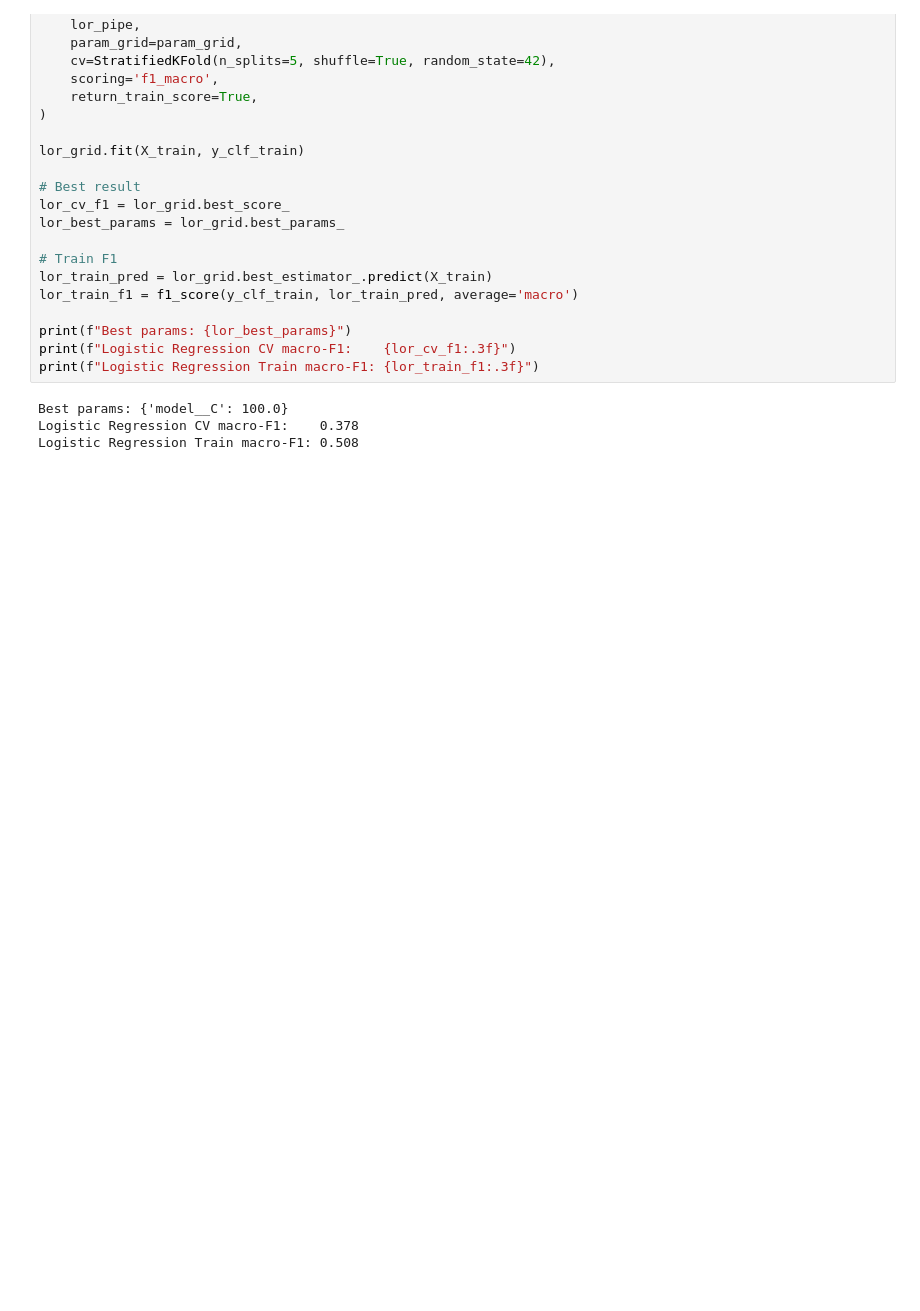
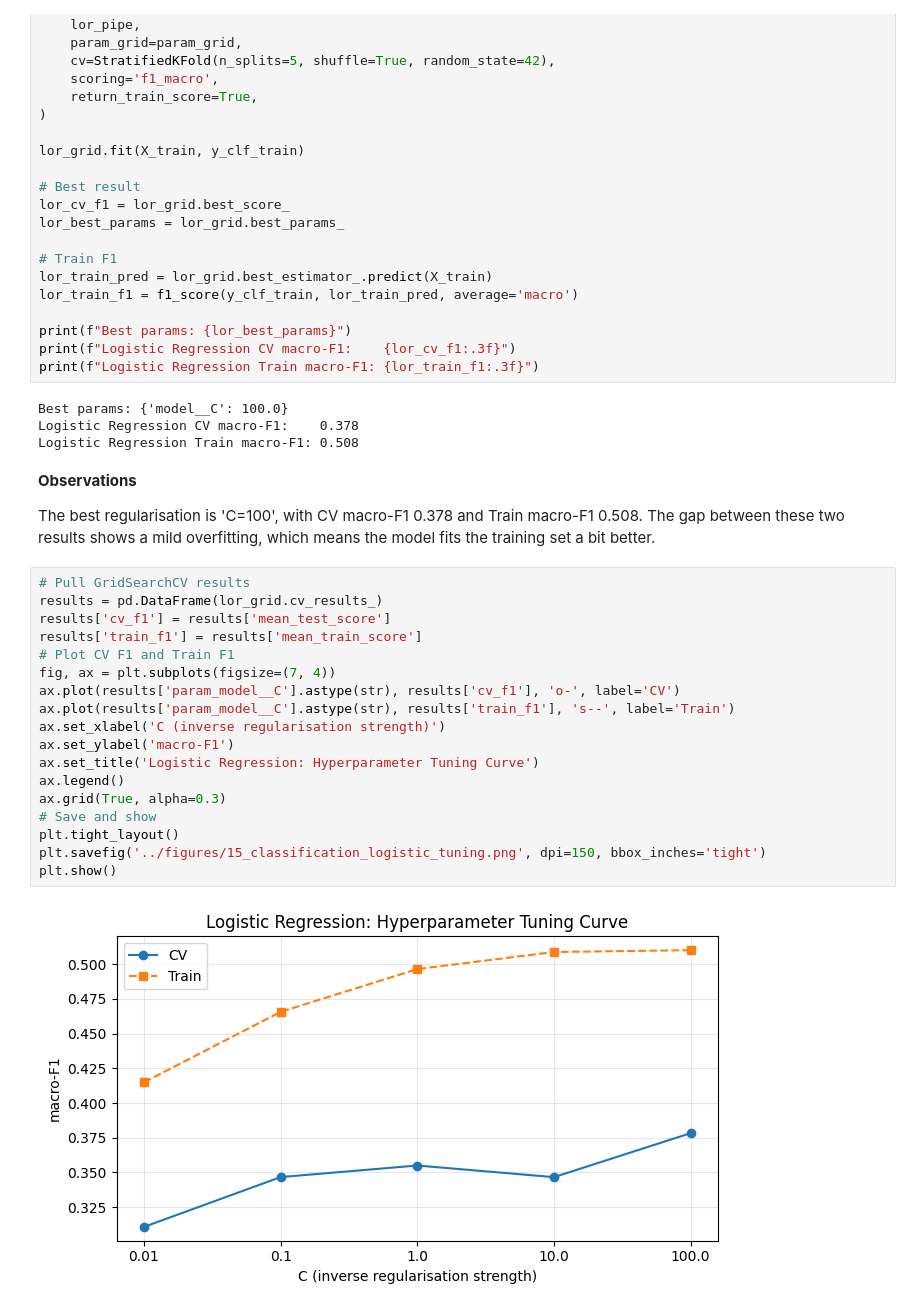
Before and after one commit to Ming-Liu-1170030/1170030-riverWQ, a Jupyter notebook: src/02_modelling.ipynb, the cells around one changed output. Drawn from its saved outputs; the diff is of its cells as text; blank space fills up the shorter version.

```diff
--- a/src/02_modelling.ipynb
+++ b/src/02_modelling.ipynb
@@ -541,3 +592,27 @@ print(f"Logistic Regression Train macro-F1: {lor_train_f1:.3f}")
 Best params: {'model__C': 100.0}
 Logistic Regression CV macro-F1:    0.378
 Logistic Regression Train macro-F1: 0.508
+# %% [markdown]
+**Observations**
+
+The best regularisation is 'C=100', with CV macro-F1 0.378 and Train macro-F1 0.508. The gap between these two results shows a mild overfitting, which means the model fits the training set a bit better.
+# %%
+# Pull GridSearchCV results
+results = pd.DataFrame(lor_grid.cv_results_)
+results['cv_f1'] = results['mean_test_score']
+results['train_f1'] = results['mean_train_score']
+# Plot CV F1 and Train F1
+fig, ax = plt.subplots(figsize=(7, 4))
+ax.plot(results['param_model__C'].astype(str), results['cv_f1'], 'o-', label='CV')
+ax.plot(results['param_model__C'].astype(str), results['train_f1'], 's--', label='Train')
+ax.set_xlabel('C (inverse regularisation strength)')
+ax.set_ylabel('macro-F1')
+ax.set_title('Logistic Regression: Hyperparameter Tuning Curve')
+ax.legend()
+ax.grid(True, alpha=0.3)
+# Save and show
+plt.tight_layout()
+plt.savefig('../figures/15_classification_logistic_tuning.png', dpi=150, bbox_inches='tight')
+plt.show()
+# %% [output]
+[figure, added]
```
Also changed, not shown: parts of 23 cells of this notebook, 9 other files.
